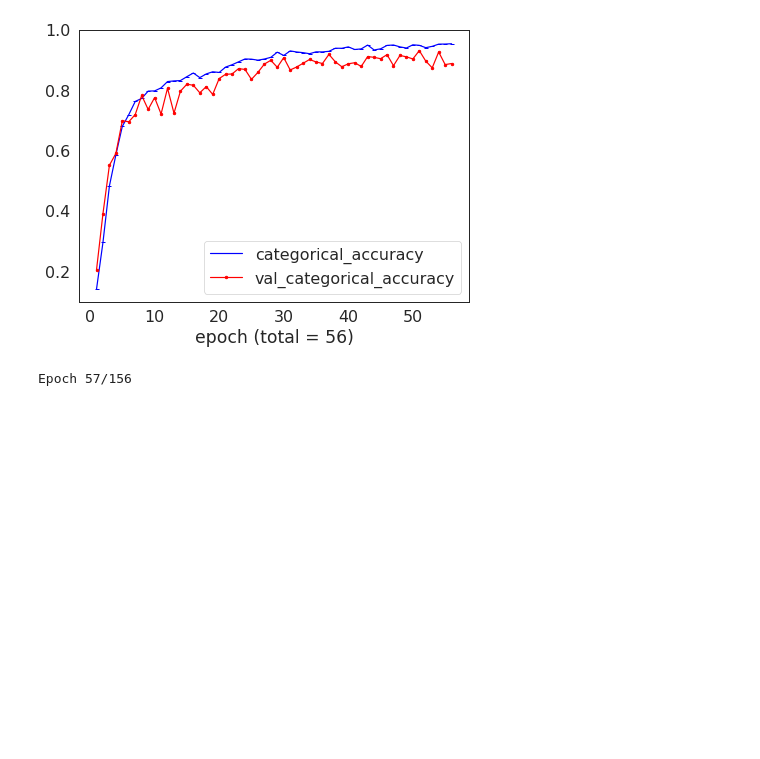
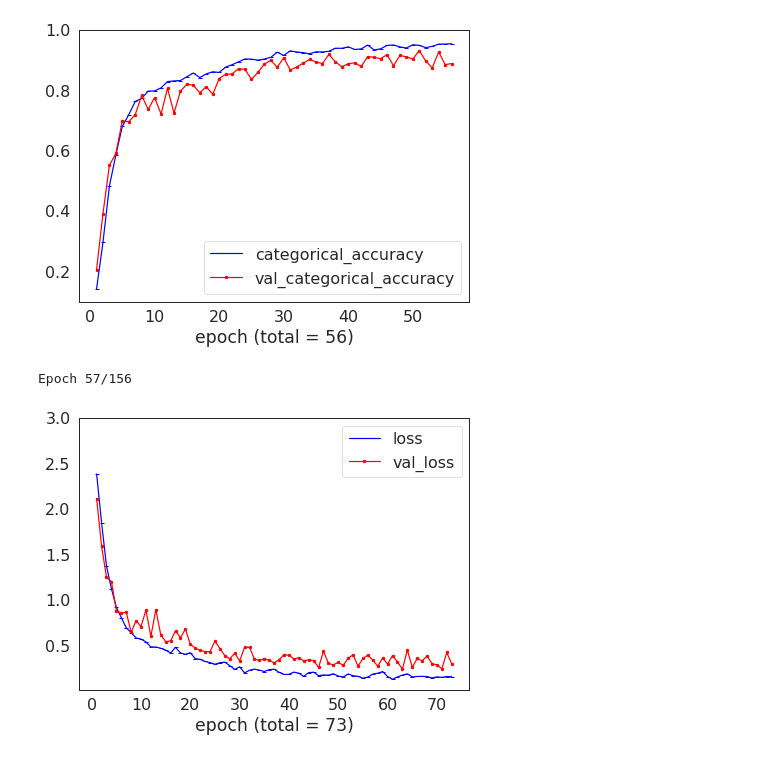
Before and after one commit to valmadrid/Image-Classification, a Jupyter notebook: fruit_image_classification.ipynb, the cells around one changed output. Cells and saved outputs as stored; diff of their text form; code cells hidden in the pictures; blank space fills up the shorter version.

```diff
--- a/fruit_image_classification.ipynb
+++ b/fruit_image_classification.ipynb
@@ -434,3 +434,7 @@ histories.append(
     )
 # %% [output]
 Epoch 57/156
+# %%
+plot_histories(histories)
+# %% [output]
+[figure, added]
```
Also changed, not shown: parts of 2 cells of this notebook.
